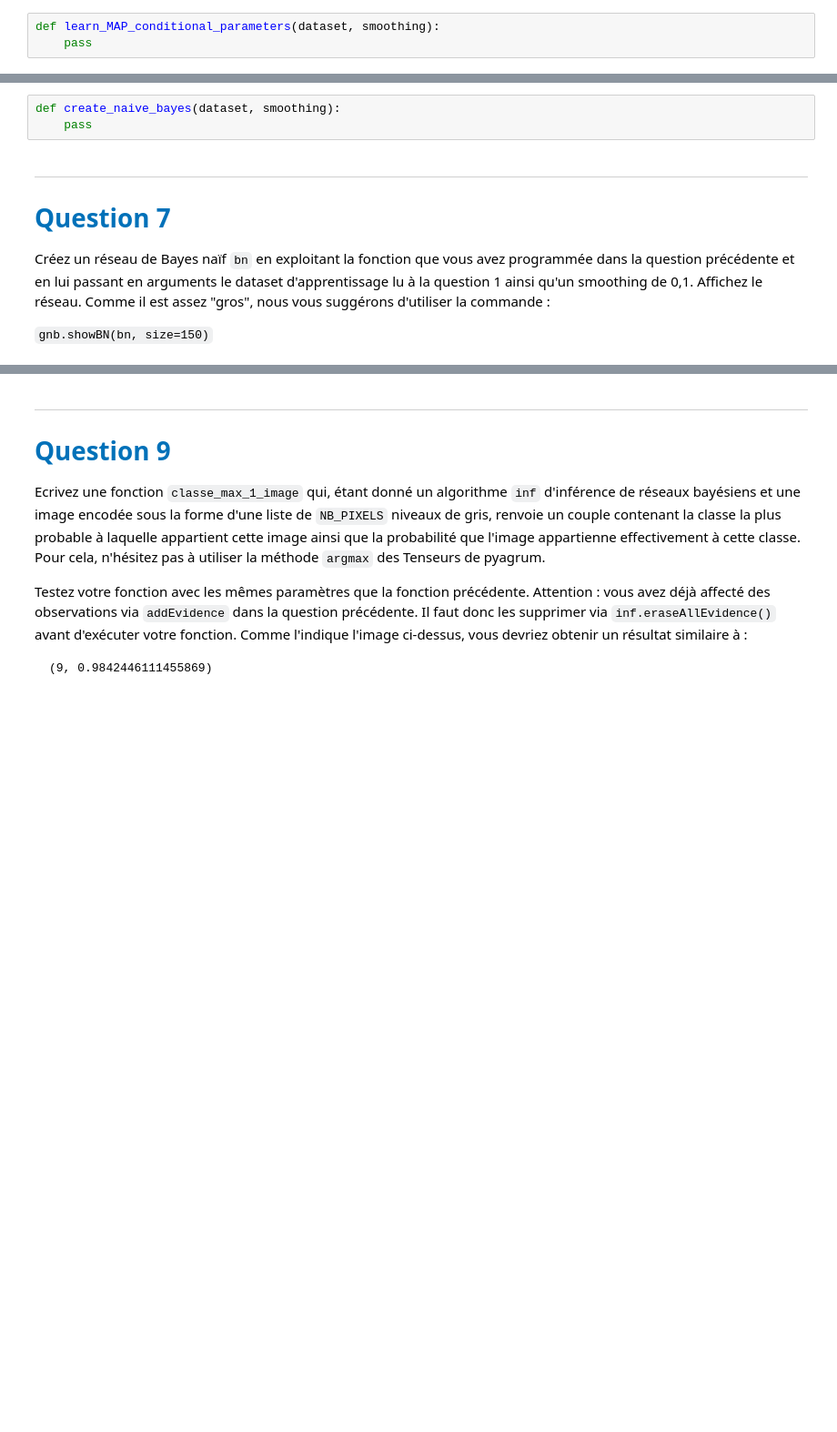
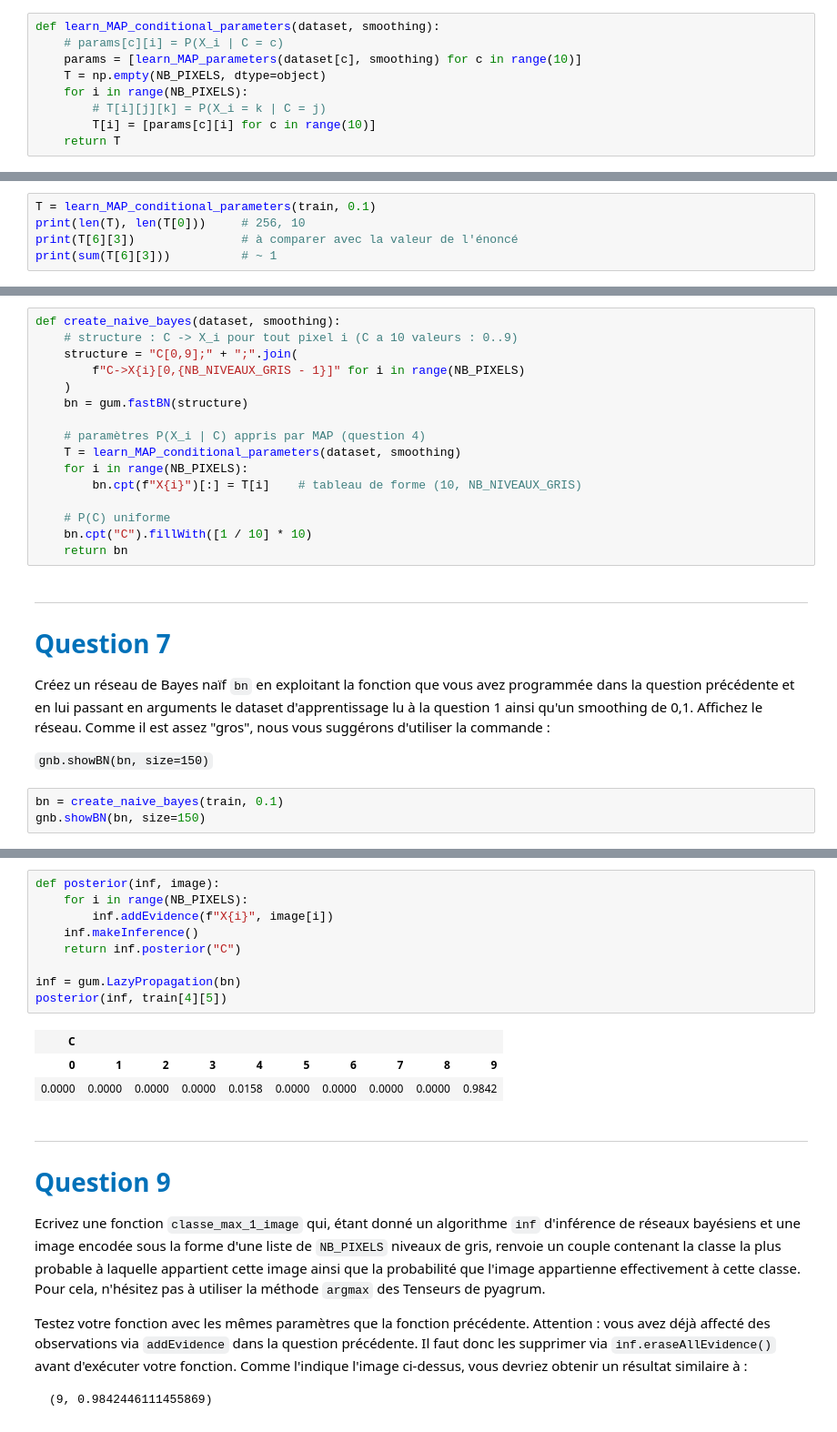
Before and after one commit to sarahmoussaoui/Reasoning-under-uncertainty-Practical-Work, a Jupyter notebook: TP2/tp2_enonce.ipynb, the cells around one changed output, grey strips where cells are left out. Shown at 91% size. Cells and saved outputs as stored; diff of their text form; blank space fills up the shorter version.

````diff
--- a/TP2/tp2_enonce.ipynb
+++ b/TP2/tp2_enonce.ipynb
@@ -166,7 +236,13 @@ Donc, pour résumer, T est un tableau numpy de listes de listes de réels. T[i]
 Ecrivez le code de la fonction <code>learn_MAP_conditional_parameters</code>
 # %%
 def learn_MAP_conditional_parameters(dataset, smoothing):
-    pass
+    # params[c][i] = P(X_i | C = c)
+    params = [learn_MAP_parameters(dataset[c], smoothing) for c in range(10)]
+    T = np.empty(NB_PIXELS, dtype=object)
+    for i in range(NB_PIXELS):
+        # T[i][j][k] = P(X_i = k | C = j)
+        T[i] = [params[c][i] for c in range(10)]
+    return T
 # %% [markdown]
 <hr style="height: 3px; background-color: #0071b9;">
 <h1 style="color: #0071b9;">Question 5</h1>
@@ -193,3 +269,8 @@ Appelons T le tableau retourné par la fonction <code>learn_MAP_conditional_para
 ```
 
 Vérifiez que T et T[0] ont bien, respectivement, 256 et 10 éléments. Vérifiez ensuite que vous obtenez bien la valeur ci-dessus pour T[6][3]. Enfin, vérifiez que $\sum_j P(X_6=j | C=3) \approx 1$.
+# %%
+T = learn_MAP_conditional_parameters(train, 0.1)
+print(len(T), len(T[0]))     # 256, 10
+print(T[6][3])               # à comparer avec la valeur de l'énoncé
+print(sum(T[6][3]))          # ~ 1
@@ -206,7 +291,20 @@ La fonction <code>create_naive_bayes</code> a pour but de créer en pyagrum un r
 Ecrivez le code de la fonction <code>create_naive_bayes</code>. Le paramètre <code>dataset</code> est la base d'apprentissage que vous avez chargée dans la question 1. Le paramètre <code>smoothing</code> est celui que vous utiliserez pour estimer par MAP les distribution conditionnelles $P(X_i | C)$.
 # %%
 def create_naive_bayes(dataset, smoothing):
-    pass
+    # structure : C -> X_i pour tout pixel i (C a 10 valeurs : 0..9)
+    structure = "C[0,9];" + ";".join(
+        f"C->X{i}[0,{NB_NIVEAUX_GRIS - 1}]" for i in range(NB_PIXELS)
+    )
+    bn = gum.fastBN(structure)
+
+    # paramètres P(X_i | C) appris par MAP (question 4)
+    T = learn_MAP_conditional_parameters(dataset, smoothing)
+    for i in range(NB_PIXELS):
+        bn.cpt(f"X{i}")[:] = T[i]    # tableau de forme (10, NB_NIVEAUX_GRIS)
+
+    # P(C) uniforme
+    bn.cpt("C").fillWith([1 / 10] * 10)
+    return bn
 # %% [markdown]
 <hr style="height: 3px; background-color: #0071b9;">
 <h1 style="color: #0071b9;">Question 7</h1>
@@ -214,3 +312,6 @@ def create_naive_bayes(dataset, smoothing):
 Créez un réseau de Bayes naïf <code>bn</code> en exploitant la fonction que vous avez programmée dans la question précédente et en lui passant en arguments le dataset d'apprentissage lu à la question 1 ainsi qu'un smoothing de 0,1. Affichez le réseau. Comme il est assez "gros", nous vous suggérons d'utiliser la commande :
 
 <code>gnb.showBN(bn, size=150)</code>
+# %%
+bn = create_naive_bayes(train, 0.1)
+gnb.showBN(bn, size=150)
@@ -232,6 +335,19 @@ A l'intérieur de votre fonction, pour saisir les <i>evidence</i> $X_i = x_i$, u
 <img src="images/potential.png" title="P(C | dataset[4][5])">
 
 Notez que le naïve Bayes se trompe : il pense que l'image correspond plutôt à un 9 et, avec une très faible probabilité, à un 4. Or, ici, il s'agit bien d'une image d'un 4 puisque l'image appartient à dataset[4].
+# %%
+def posterior(inf, image):
+    for i in range(NB_PIXELS):
+        inf.addEvidence(f"X{i}", image[i])
+    inf.makeInference()
+    return inf.posterior("C")
+
+inf = gum.LazyPropagation(bn)
+posterior(inf, train[4][5])
+# %% [output]
+| C |  |  |  |  |  |  |  |  |  |
+| 0 | 1 | 2 | 3 | 4 | 5 | 6 | 7 | 8 | 9 |
+| 0.0000 | 0.0000 | 0.0000 | 0.0000 | 0.0158 | 0.0000 | 0.0000 | 0.0000 | 0.0000 | 0.9842 |
 # %% [markdown]
 <hr style="height: 3px; background-color: #0071b9;">
 <h1 style="color: #0071b9;">Question 9</h1>
````
Also changed, not shown: parts of 15 cells of this notebook.
